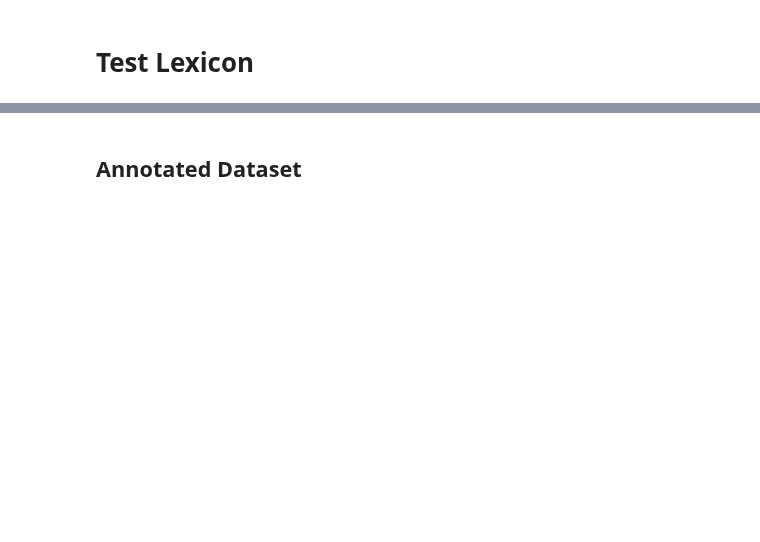
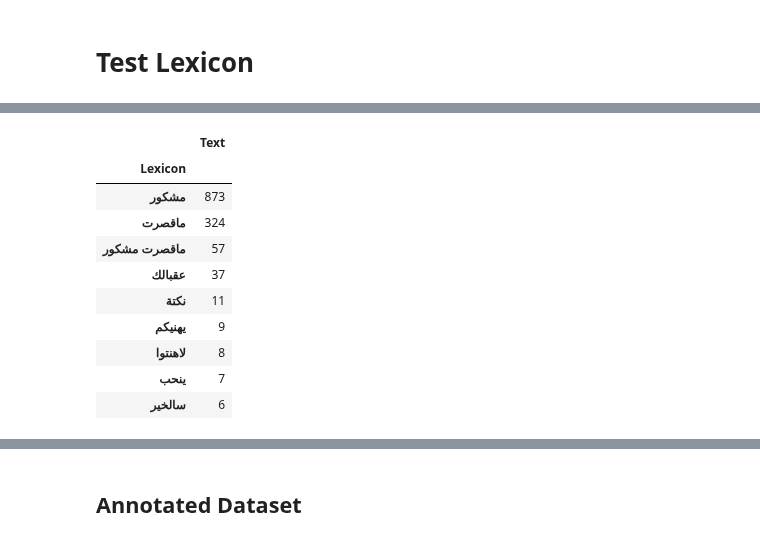
Before and after one commit to d7miiZ/Dialect-Graduation-Project, a Jupyter notebook: code/embeddings_idea/test_lexicons.ipynb, the cells around one changed output, grey strips where cells are left out. Cells and saved outputs as stored; diff of their text form; code cells hidden in the pictures; blank space fills up the shorter version.

```diff
--- a/code/embeddings_idea/test_lexicons.ipynb
+++ b/code/embeddings_idea/test_lexicons.ipynb
@@ -14,0 +68,10 @@ glf_joy = [ "ينحب", "ماقصرت", "سالخير", "مشكور", "لاهن
+# %%
+for text in df_egy[df_egy["Contains_Lexicon"]].sample(20)["Text"]:
+    formattedText = []
+    for word in text.split():
+        if any(lexicon in word for lexicon in egy_joy):
+            formattedText.append(colored(word,'white','on_red'))
+        else:
+            formattedText.append(word)
+    print(" ".join(formattedText))
+    print("-----------------")
@@ -14,0 +98,4 @@ glf_joy = [ "ينحب", "ماقصرت", "سالخير", "مشكور", "لاهن
+# %%
+df_glf["Contains_Lexicon"] = df_glf["Text"].apply(lambda text: any(lexicon in text for lexicon in glf_joy))
+df_glf = df_glf[df_glf["Contains_Lexicon"]]
+df_glf["Lexicon"] = df_glf["Text"].apply(get_lexicons,args=(glf_joy,))
@@ -14,0 +108,14 @@ glf_joy = [ "ينحب", "ماقصرت", "سالخير", "مشكور", "لاهن
+# %%
+df_glf.groupby(["Lexicon"]).agg({"Text" : "count"}).sort_values("Text", ascending=False)
+# %% [output]
+|  | Text |
+| Lexicon |  |
+| مشكور | 873 |
+| ماقصرت | 324 |
+| ماقصرت مشكور | 57 |
+| عقبالك | 37 |
+| نكتة | 11 |
+| يهنيكم | 9 |
+| لاهنتوا | 8 |
+| ينحب | 7 |
+| سالخير | 6 |
```
Also changed, not shown: parts of 38 cells of this notebook, 2 other files.
